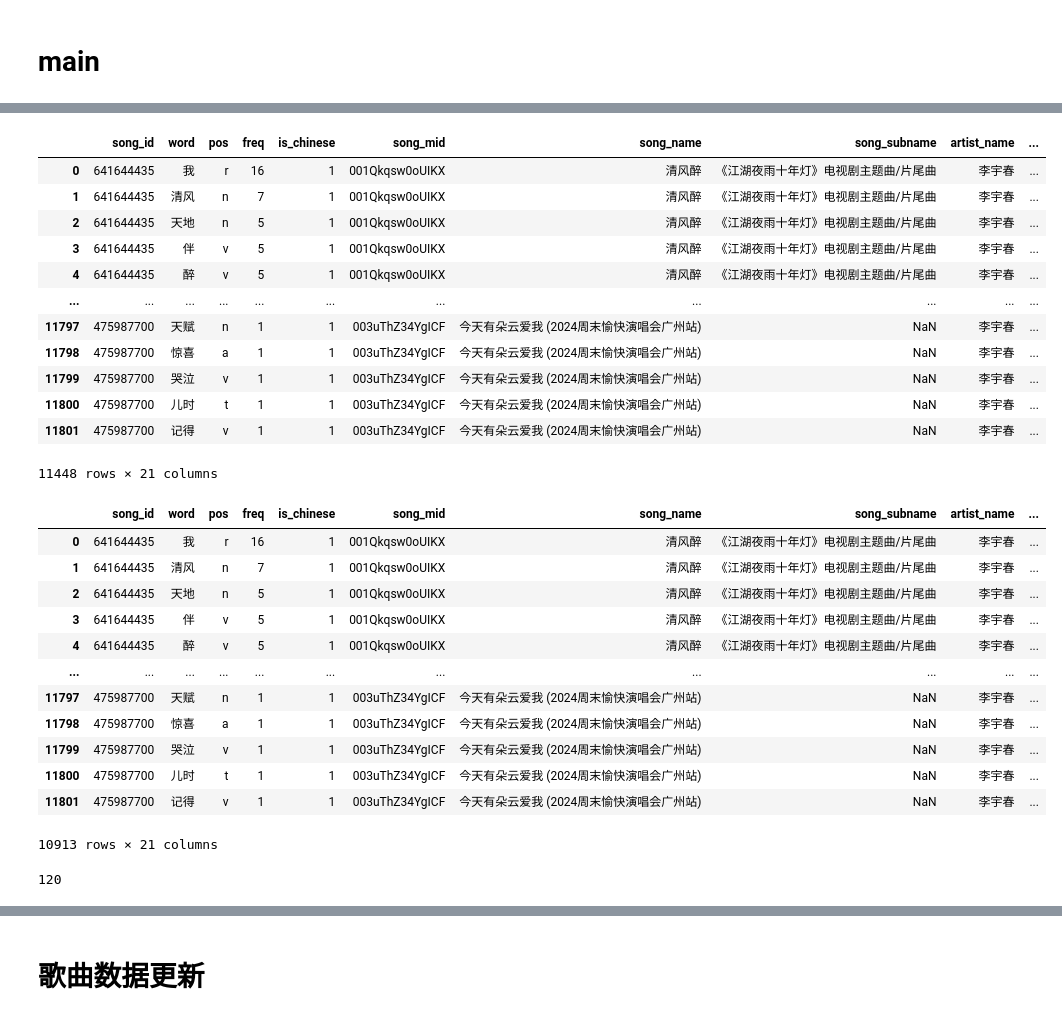
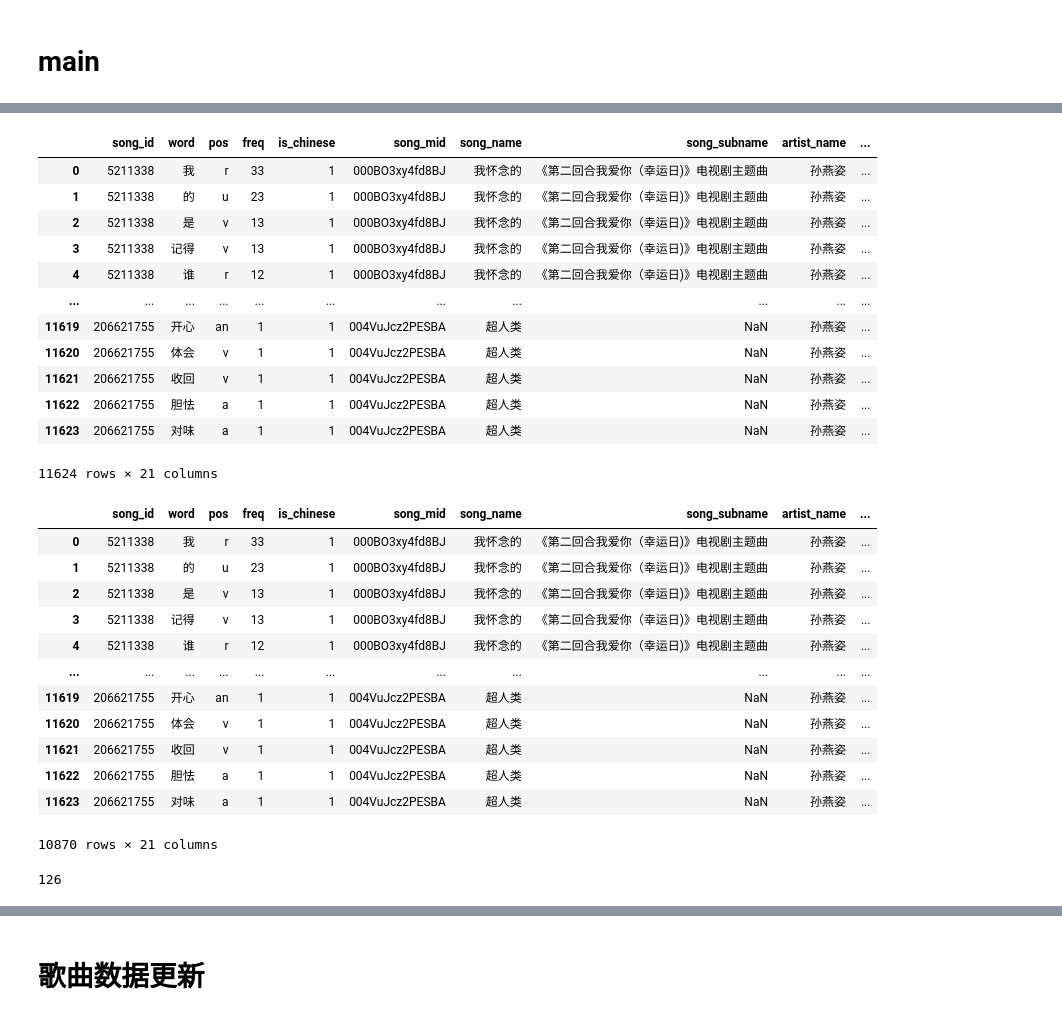
Before and after one commit to Kofi-W/net_charts, a Jupyter notebook: songs/word_pos_extra.ipynb, the cells around one changed output, grey strips where cells are left out. Cells and saved outputs as stored; diff of their text form; code cells hidden in the pictures.

```diff
--- a/songs/word_pos_extra.ipynb
+++ b/songs/word_pos_extra.ipynb
@@ -211,7 +210,11 @@ def words_data_merge(df_word, df_songs):
 # file_path_prefix = "data/mayday/"
 # file_path_prefix = "data/liuyuning/"
 # file_path_prefix = "data/newyear/"
-file_path_prefix = "data/liyuchun/"
+# file_path_prefix = "data/liyuchun/"
+# file_path_prefix = "data/chenyixun/"
+# file_path_prefix = "data/renxianqi/"
+# file_path_prefix = "data/linjunjie/"
+file_path_prefix = "data/sunyanzi/"
 # %%
 # 歌曲数据
 df_songs = pd.read_csv(file_path_prefix + "cleared_song_data.csv")
@@ -257,40 +279,45 @@ df_word
+# %%
+# 重新读取
+df_word_read = pd.read_csv(file_path_prefix + "raw_words_data.csv")
 # %%
-df_merged = words_data_merge(df_word, df_songs)
+df_merged = words_data_merge(df_word_read, df_songs)
 df_merged = df_merged.dropna(subset='song_name')
 df_merged
 # %% [output]
 |  | song_id | word | pos | freq | is_chinese | song_mid | song_name | song_subname | artist_name | ... |
-| 0 | 641644435 | 我 | r | 16 | 1 | 001Qkqsw0oUIKX | 清风醉 | 《江湖夜雨十年灯》电视剧主题曲/片尾曲 | 李宇春 | ... |
-| 1 | 641644435 | 清风 | n | 7 | 1 | 001Qkqsw0oUIKX | 清风醉 | 《江湖夜雨十年灯》电视剧主题曲/片尾曲 | 李宇春 | ... |
-| 2 | 641644435 | 天地 | n | 5 | 1 | 001Qkqsw0oUIKX | 清风醉 | 《江湖夜雨十年灯》电视剧主题曲/片尾曲 | 李宇春 | ... |
-| 3 | 641644435 | 伴 | v | 5 | 1 | 001Qkqsw0oUIKX | 清风醉 | 《江湖夜雨十年灯》电视剧主题曲/片尾曲 | 李宇春 | ... |
-| 4 | 641644435 | 醉 | v | 5 | 1 | 001Qkqsw0oUIKX | 清风醉 | 《江湖夜雨十年灯》电视剧主题曲/片尾曲 | 李宇春 | ... |
+| 0 | 5211338 | 我 | r | 33 | 1 | 000BO3xy4fd8BJ | 我怀念的 | 《第二回合我爱你（幸运日)》电视剧主题曲 | 孙燕姿 | ... |
+| 1 | 5211338 | 的 | u | 23 | 1 | 000BO3xy4fd8BJ | 我怀念的 | 《第二回合我爱你（幸运日)》电视剧主题曲 | 孙燕姿 | ... |
+| 2 | 5211338 | 是 | v | 13 | 1 | 000BO3xy4fd8BJ | 我怀念的 | 《第二回合我爱你（幸运日)》电视剧主题曲 | 孙燕姿 | ... |
+| 3 | 5211338 | 记得 | v | 13 | 1 | 000BO3xy4fd8BJ | 我怀念的 | 《第二回合我爱你（幸运日)》电视剧主题曲 | 孙燕姿 | ... |
+| 4 | 5211338 | 谁 | r | 12 | 1 | 000BO3xy4fd8BJ | 我怀念的 | 《第二回合我爱你（幸运日)》电视剧主题曲 | 孙燕姿 | ... |
 | ... | ... | ... | ... | ... | ... | ... | ... | ... | ... | ... |
-| 11797 | 475987700 | 天赋 | n | 1 | 1 | 003uThZ34YgICF | 今天有朵云爱我 (2024周末愉快演唱会广州站) | NaN | 李宇春 | ... |
-| 11798 | 475987700 | 惊喜 | a | 1 | 1 | 003uThZ34YgICF | 今天有朵云爱我 (2024周末愉快演唱会广州站) | NaN | 李宇春 | ... |
-| 11799 | 475987700 | 哭泣 | v | 1 | 1 | 003uThZ34YgICF | 今天有朵云爱我 (2024周末愉快演唱会广州站) | NaN | 李宇春 | ... |
-| 11800 | 475987700 | 儿时 | t | 1 | 1 | 003uThZ34YgICF | 今天有朵云爱我 (2024周末愉快演唱会广州站) | NaN | 李宇春 | ... |
-| 11801 | 475987700 | 记得 | v | 1 | 1 | 003uThZ34YgICF | 今天有朵云爱我 (2024周末愉快演唱会广州站) | NaN | 李宇春 | ... |
+| 11619 | 206621755 | 开心 | an | 1 | 1 | 004VuJcz2PESBA | 超人类 | NaN | 孙燕姿 | ... |
+| 11620 | 206621755 | 体会 | v | 1 | 1 | 004VuJcz2PESBA | 超人类 | NaN | 孙燕姿 | ... |
+| 11621 | 206621755 | 收回 | v | 1 | 1 | 004VuJcz2PESBA | 超人类 | NaN | 孙燕姿 | ... |
+| 11622 | 206621755 | 胆怯 | a | 1 | 1 | 004VuJcz2PESBA | 超人类 | NaN | 孙燕姿 | ... |
+| 11623 | 206621755 | 对味 | a | 1 | 1 | 004VuJcz2PESBA | 超人类 | NaN | 孙燕姿 | ... |
-11448 rows × 21 columns
+11624 rows × 21 columns
 # %%
+# 过滤中文词
 df_merged_chn = df_merged[df_merged['is_chinese'] == 1]
 df_merged_chn
 # %% [output]
 |  | song_id | word | pos | freq | is_chinese | song_mid | song_name | song_subname | artist_name | ... |
-| 0 | 641644435 | 我 | r | 16 | 1 | 001Qkqsw0oUIKX | 清风醉 | 《江湖夜雨十年灯》电视剧主题曲/片尾曲 | 李宇春 | ... |
-| 1 | 641644435 | 清风 | n | 7 | 1 | 001Qkqsw0oUIKX | 清风醉 | 《江湖夜雨十年灯》电视剧主题曲/片尾曲 | 李宇春 | ... |
-| 2 | 641644435 | 天地 | n | 5 | 1 | 001Qkqsw0oUIKX | 清风醉 | 《江湖夜雨十年灯》电视剧主题曲/片尾曲 | 李宇春 | ... |
-| 3 | 641644435 | 伴 | v | 5 | 1 | 001Qkqsw0oUIKX | 清风醉 | 《江湖夜雨十年灯》电视剧主题曲/片尾曲 | 李宇春 | ... |
-| 4 | 641644435 | 醉 | v | 5 | 1 | 001Qkqsw0oUIKX | 清风醉 | 《江湖夜雨十年灯》电视剧主题曲/片尾曲 | 李宇春 | ... |
+| 0 | 5211338 | 我 | r | 33 | 1 | 000BO3xy4fd8BJ | 我怀念的 | 《第二回合我爱你（幸运日)》电视剧主题曲 | 孙燕姿 | ... |
+| 1 | 5211338 | 的 | u | 23 | 1 | 000BO3xy4fd8BJ | 我怀念的 | 《第二回合我爱你（幸运日)》电视剧主题曲 | 孙燕姿 | ... |
+| 2 | 5211338 | 是 | v | 13 | 1 | 000BO3xy4fd8BJ | 我怀念的 | 《第二回合我爱你（幸运日)》电视剧主题曲 | 孙燕姿 | ... |
+| 3 | 5211338 | 记得 | v | 13 | 1 | 000BO3xy4fd8BJ | 我怀念的 | 《第二回合我爱你（幸运日)》电视剧主题曲 | 孙燕姿 | ... |
+| 4 | 5211338 | 谁 | r | 12 | 1 | 000BO3xy4fd8BJ | 我怀念的 | 《第二回合我爱你（幸运日)》电视剧主题曲 | 孙燕姿 | ... |
 | ... | ... | ... | ... | ... | ... | ... | ... | ... | ... | ... |
-| 11797 | 475987700 | 天赋 | n | 1 | 1 | 003uThZ34YgICF | 今天有朵云爱我 (2024周末愉快演唱会广州站) | NaN | 李宇春 | ... |
-| 11798 | 475987700 | 惊喜 | a | 1 | 1 | 003uThZ34YgICF | 今天有朵云爱我 (2024周末愉快演唱会广州站) | NaN | 李宇春 | ... |
-| 11799 | 475987700 | 哭泣 | v | 1 | 1 | 003uThZ34YgICF | 今天有朵云爱我 (2024周末愉快演唱会广州站) | NaN | 李宇春 | ... |
-| 11800 | 475987700 | 儿时 | t | 1 | 1 | 003uThZ34YgICF | 今天有朵云爱我 (2024周末愉快演唱会广州站) | NaN | 李宇春 | ... |
-| 11801 | 475987700 | 记得 | v | 1 | 1 | 003uThZ34YgICF | 今天有朵云爱我 (2024周末愉快演唱会广州站) | NaN | 李宇春 | ... |
+| 11619 | 206621755 | 开心 | an | 1 | 1 | 004VuJcz2PESBA | 超人类 | NaN | 孙燕姿 | ... |
+| 11620 | 206621755 | 体会 | v | 1 | 1 | 004VuJcz2PESBA | 超人类 | NaN | 孙燕姿 | ... |
+| 11621 | 206621755 | 收回 | v | 1 | 1 | 004VuJcz2PESBA | 超人类 | NaN | 孙燕姿 | ... |
+| 11622 | 206621755 | 胆怯 | a | 1 | 1 | 004VuJcz2PESBA | 超人类 | NaN | 孙燕姿 | ... |
+| 11623 | 206621755 | 对味 | a | 1 | 1 | 004VuJcz2PESBA | 超人类 | NaN | 孙燕姿 | ... |
-10913 rows × 21 columns
+10870 rows × 21 columns
 # %%
+# 查看歌曲数
 df_merged_chn['song_name_pure'].nunique()
 # %% [output]
-120
+126
 # %%
```
Also changed, not shown: parts of 9 cells of this notebook, 6 other files.
